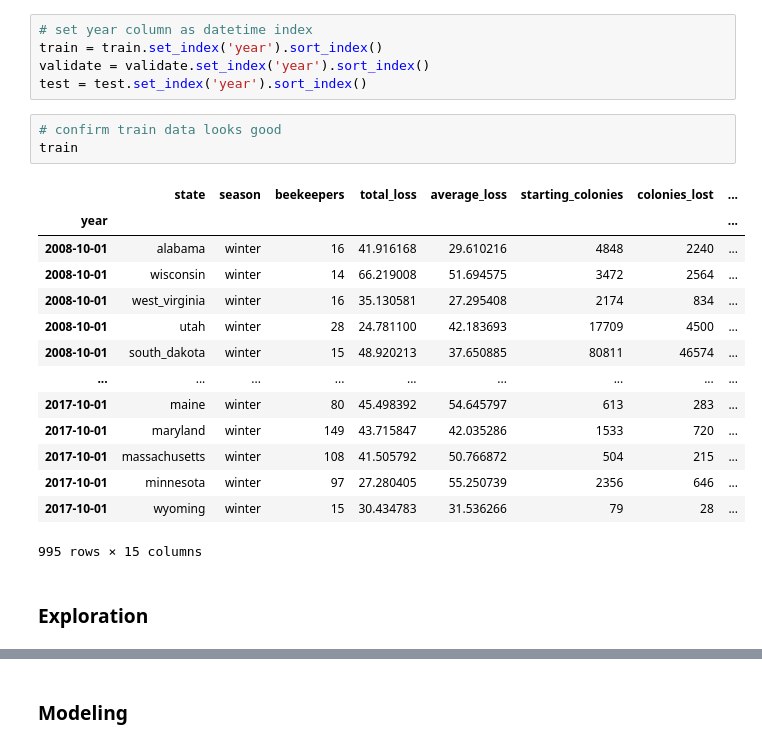
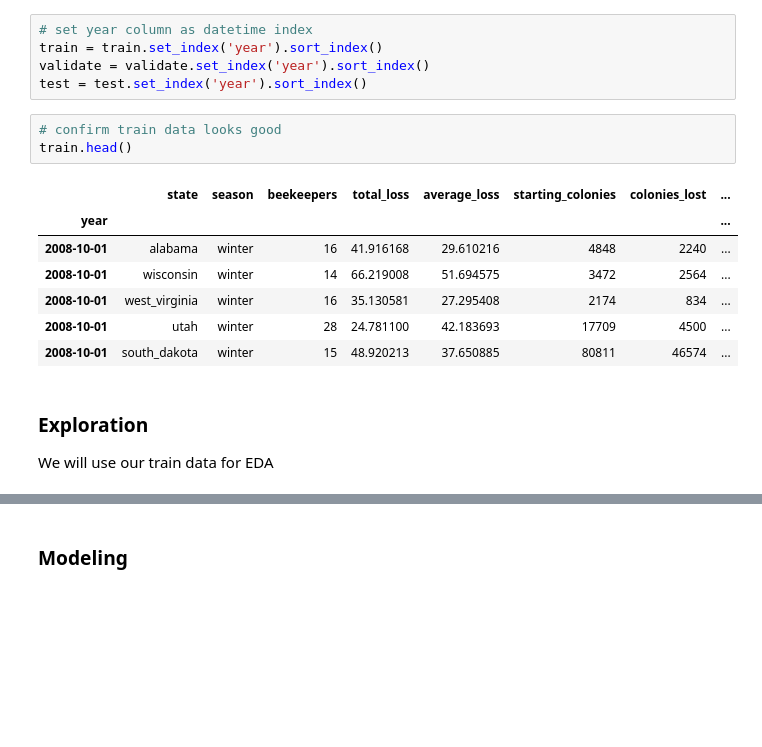
Before and after one commit to Honey-Bee-Roundup-Capstone/dash-repo, a Jupyter notebook: draft-notebook.ipynb, the cells around one changed output, grey strips where cells are left out. Saved outputs shown, nothing was run; the diff lists cells and outputs as text; blank space fills up the shorter version.

```diff
--- a/draft-notebook.ipynb
+++ b/draft-notebook.ipynb
@@ -111,21 +105,16 @@ validate = validate.set_index('year').sort_index()
 test = test.set_index('year').sort_index()
 # %%
 # confirm train data looks good
-train
+train.head()
 # %% [output]
 |  | state | season | beekeepers | total_loss | average_loss | starting_colonies | colonies_lost | ... |
 | year |  |  |  |  |  |  |  | ... |
 | 2008-10-01 | alabama | winter | 16 | 41.916168 | 29.610216 | 4848 | 2240 | ... |
 | 2008-10-01 | wisconsin | winter | 14 | 66.219008 | 51.694575 | 3472 | 2564 | ... |
 | 2008-10-01 | west_virginia | winter | 16 | 35.130581 | 27.295408 | 2174 | 834 | ... |
 | 2008-10-01 | utah | winter | 28 | 24.781100 | 42.183693 | 17709 | 4500 | ... |
 | 2008-10-01 | south_dakota | winter | 15 | 48.920213 | 37.650885 | 80811 | 46574 | ... |
-| ... | ... | ... | ... | ... | ... | ... | ... | ... |
-| 2017-10-01 | maine | winter | 80 | 45.498392 | 54.645797 | 613 | 283 | ... |
-| 2017-10-01 | maryland | winter | 149 | 43.715847 | 42.035286 | 1533 | 720 | ... |
-| 2017-10-01 | massachusetts | winter | 108 | 41.505792 | 50.766872 | 504 | 215 | ... |
-| 2017-10-01 | minnesota | winter | 97 | 27.280405 | 55.250739 | 2356 | 646 | ... |
-| 2017-10-01 | wyoming | winter | 15 | 30.434783 | 31.536266 | 79 | 28 | ... |
-995 rows × 15 columns
 # %% [markdown]
 ### Exploration
+
+We will use our train data for EDA
```
Also changed, not shown: parts of 22 cells of this notebook.
